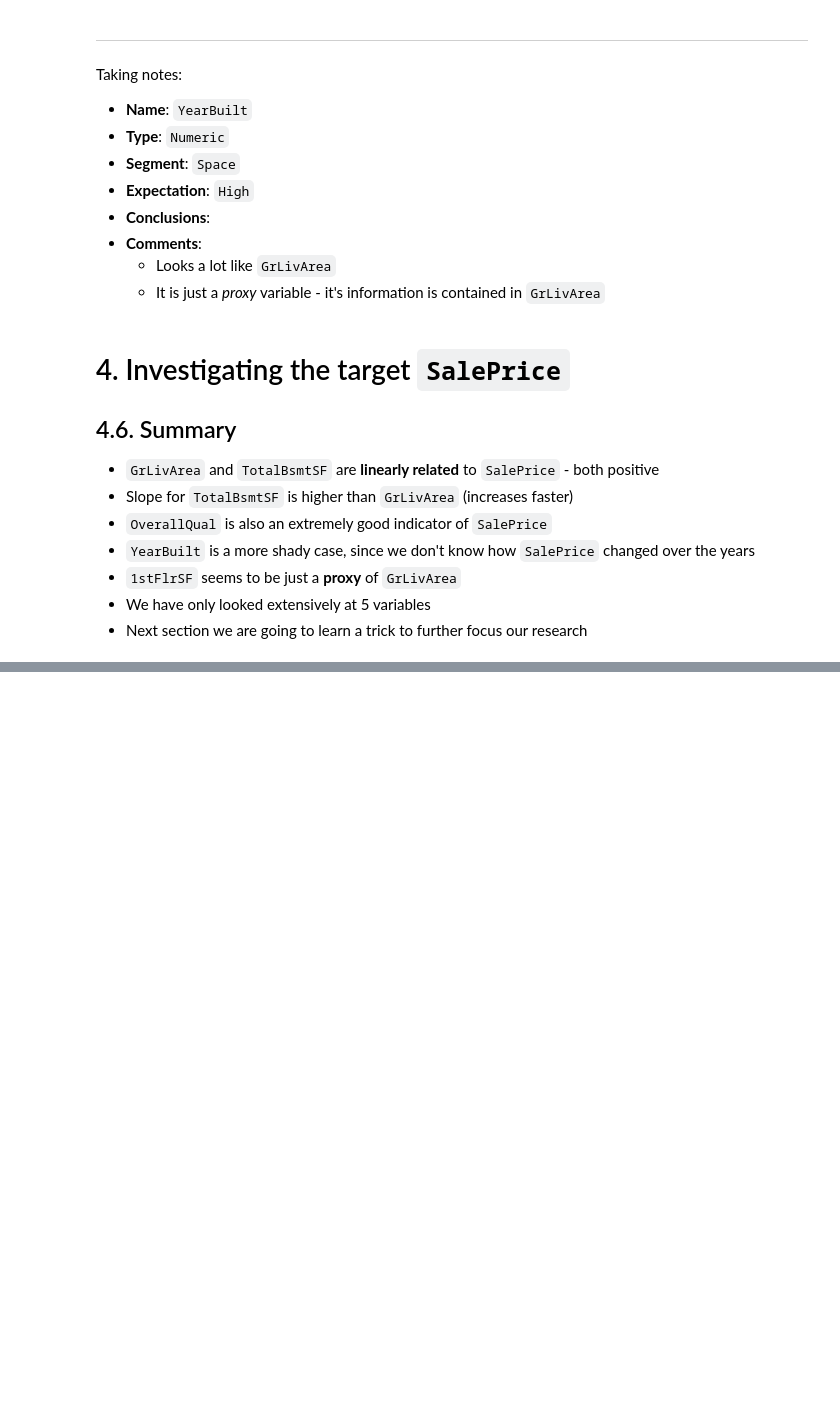
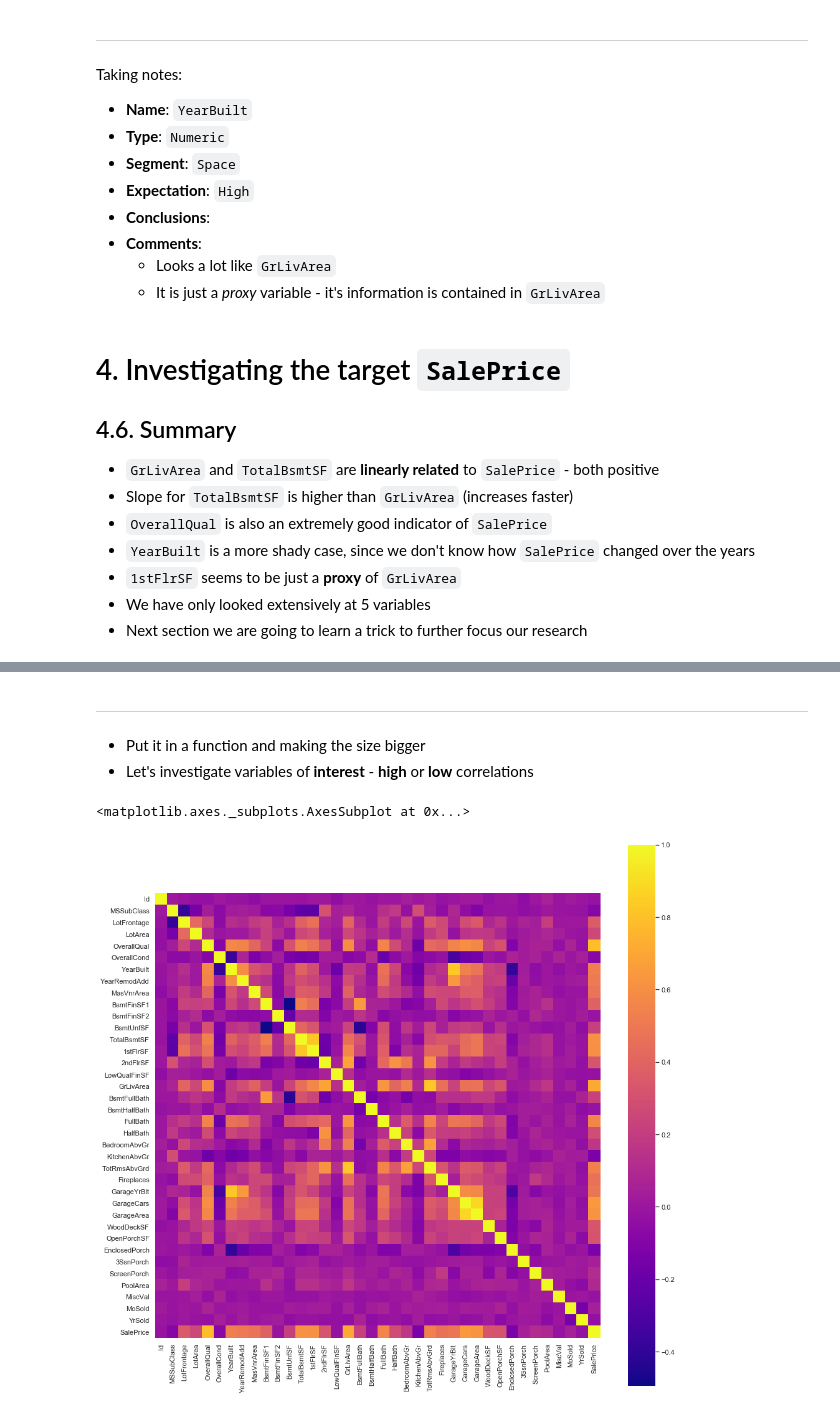
Before and after one commit to pedroallenrevez/PythonClasses, a Jupyter notebook: 3-Visualization/index.ipynb, the cells around one changed output, grey strips where cells are left out. Drawn from its saved outputs; the diff is of its cells as text; code cells hidden in the pictures; blank space fills up the shorter version.

```diff
--- a/3-Visualization/index.ipynb
+++ b/3-Visualization/index.ipynb
@@ -501,6 +502,6 @@ Name: OverallQual, dtype: int64
 # %%
 var = 'OverallQual'
 data = df[['SalePrice', var]]
-fig = sns.boxplot(x=var, y="SalePrice", data=data)
+sns.boxplot(data=data, x=var, y="SalePrice")
 # %% [output]
 [figure]
@@ -901,0 +1016,14 @@ Taking notes:
+# %% [markdown]
+---
+- Put it in a function and making the size bigger
+- Let's investigate variables of **interest** - **high** or **low** correlations
+# %%
+def corr_heatmap(df):
+    corrmat = df.corr()
+    fig = sns.heatmap(corrmat, square=True, cmap='plasma')
+    return fig
+plt.subplots(figsize=(16,16))
+corr_heatmap(df)
+# %% [output]
+<matplotlib.axes._subplots.AxesSubplot at 0x...>
+[figure, added]
```
Also changed, not shown: parts of 87 cells of this notebook, 5 other files.
